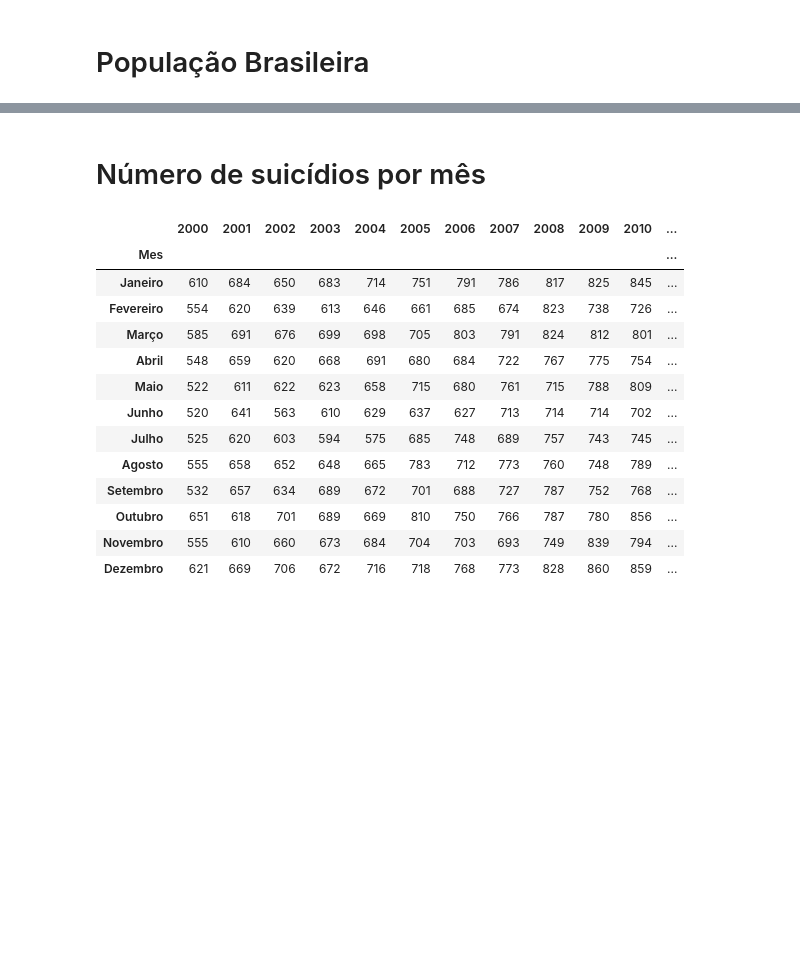
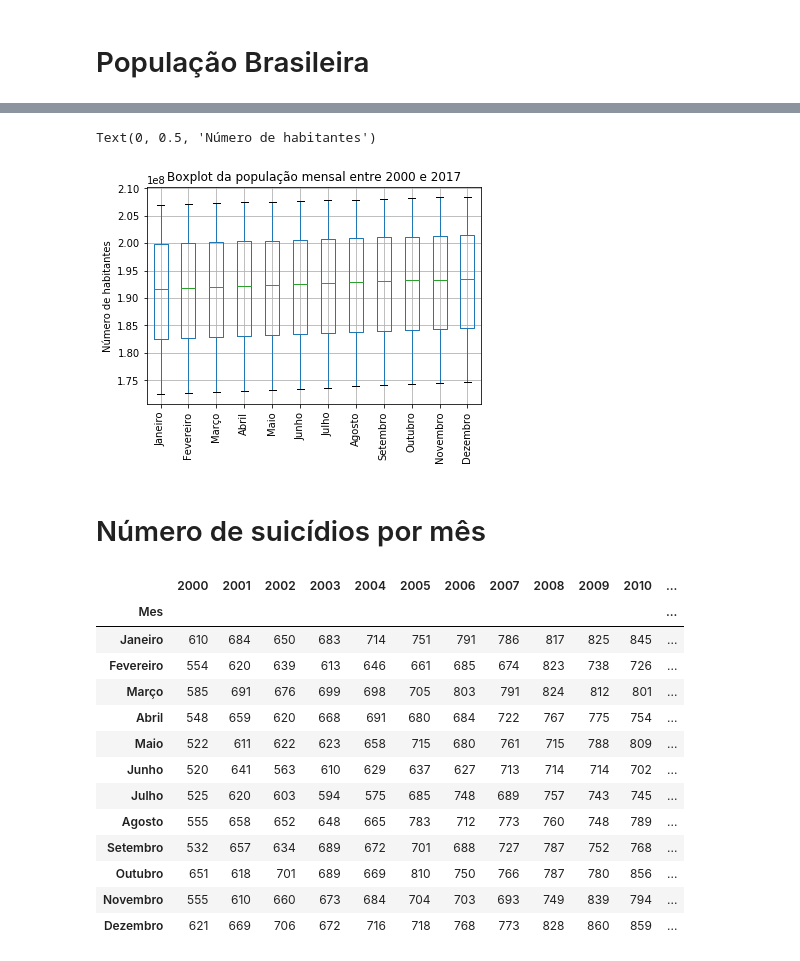
Before and after one commit to jamissonfreitas/IN1119, a Jupyter notebook: analise_mes_ano.ipynb, the cells around one changed output, grey strips where cells are left out. Cells and saved outputs as stored; diff of their text form; code cells hidden in the pictures; blank space fills up the shorter version.

```diff
--- a/analise_mes_ano.ipynb
+++ b/analise_mes_ano.ipynb
@@ -57,0 +54,7 @@ df_populacao.plot.line()
+# %%
+df_populacao_mensal = pd.read_csv('projecoes_das_populacoes_mensais_2000_2017_xls.csv', index_col=0, sep=';')
+df_populacao_mensal= df_populacao_mensal.dropna()
+df_populacao_mensal['Brasil'] = df_populacao_mensal['Brasil'].apply(lambda x: int(str(x).replace('.','')))
+df_populacao_mensal['MES'] = df_populacao_mensal.index.map(lambda x: x.split('-')[1])
+df_populacao_mensal['ANO'] = df_populacao_mensal.index.map(lambda x: '20'+x.split('-')[2])
+df_populacao_mensal.sample(10)
@@ -57,0 +74,16 @@ df_populacao.plot.line()
+# %%
+m = list(df_populacao_mensal.MES.unique())
+meses = ['Janeiro',
+         'Fevereiro',
+         'Março',
+         'Abril',
+         'Maio',
+         'Junho',
+         'Julho',
+         'Agosto',
+         'Setembro',
+         'Outubro',
+         'Novembro',
+         'Dezembro']
+MES_DICT = dict(zip(m, meses, ))
+MES_DICT
@@ -57,0 +103,5 @@ df_populacao.plot.line()
+# %%
+df_populacao_mensal['MES'] = df_populacao_mensal['MES'].apply(lambda x : MES_DICT[x])
+df_populacao_mensal = df_populacao_mensal.pivot(index='ANO', columns='MES', values='Brasil')
+df_populacao_mensal = df_populacao_mensal[meses]
+df_populacao_mensal
@@ -58,3 +144,10 @@ df_populacao.plot.line()
+# %%
+ax = df_populacao_mensal.boxplot(rot=90)
+ax.set_title('Boxplot da população mensal entre 2000 e 2017')
+ax.set_ylabel('Número de habitantes')
+# %% [output]
+Text(0, 0.5, 'Número de habitantes')
+[figure, added]
 # %% [markdown]
 # Número de suicídios por mês
 # %%
```
Also changed, not shown: parts of 10 cells of this notebook.
